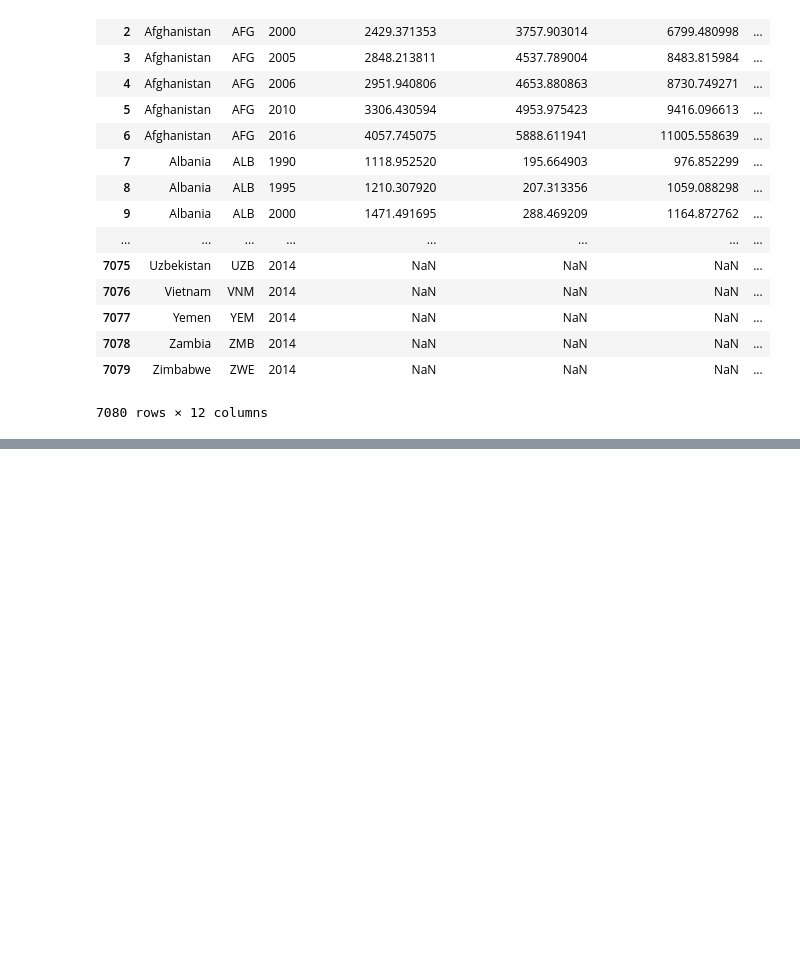
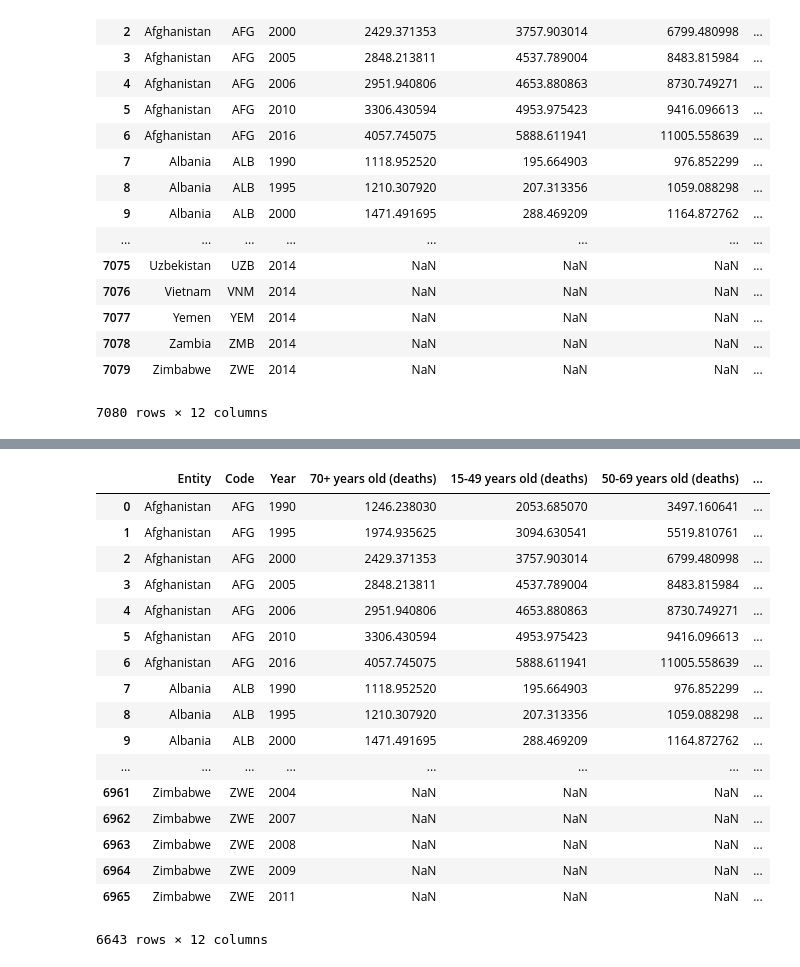
Before and after one commit to nradich/Project-1, a Jupyter notebook: tobacco/Tobacco Use.ipynb, the cells around one changed output, grey strips where cells are left out. Saved outputs shown, nothing was run; the diff lists cells and outputs as text; code cells hidden in the pictures; blank space fills up the shorter version.

```diff
--- a/tobacco/Tobacco Use.ipynb
+++ b/tobacco/Tobacco Use.ipynb
@@ -71,0 +160,23 @@ df_new
+# %%
+#could pass dropna a subset of columns to drop based on if they are null
+#by changing how = all or how = any can dicatate if we want to drop rows based on if all of the columns are null or just 1
+df_new.dropna(subset= ['70+ years old (deaths)','15-49 years old (deaths)','50-69 years old (deaths)','Cigarette consumption per smoker per day (cigarettes)'],how = 'all')
+# %% [output]
+|  | Entity | Code | Year | 70+ years old (deaths) | 15-49 years old (deaths) | 50-69 years old (deaths) | ... |
+| 0 | Afghanistan | AFG | 1990 | 1246.238030 | 2053.685070 | 3497.160641 | ... |
+| 1 | Afghanistan | AFG | 1995 | 1974.935625 | 3094.630541 | 5519.810761 | ... |
+| 2 | Afghanistan | AFG | 2000 | 2429.371353 | 3757.903014 | 6799.480998 | ... |
+| 3 | Afghanistan | AFG | 2005 | 2848.213811 | 4537.789004 | 8483.815984 | ... |
+| 4 | Afghanistan | AFG | 2006 | 2951.940806 | 4653.880863 | 8730.749271 | ... |
+| 5 | Afghanistan | AFG | 2010 | 3306.430594 | 4953.975423 | 9416.096613 | ... |
+| 6 | Afghanistan | AFG | 2016 | 4057.745075 | 5888.611941 | 11005.558639 | ... |
+| 7 | Albania | ALB | 1990 | 1118.952520 | 195.664903 | 976.852299 | ... |
+| 8 | Albania | ALB | 1995 | 1210.307920 | 207.313356 | 1059.088298 | ... |
+| 9 | Albania | ALB | 2000 | 1471.491695 | 288.469209 | 1164.872762 | ... |
+| ... | ... | ... | ... | ... | ... | ... | ... |
+| 6961 | Zimbabwe | ZWE | 2004 | NaN | NaN | NaN | ... |
+| 6962 | Zimbabwe | ZWE | 2007 | NaN | NaN | NaN | ... |
+| 6963 | Zimbabwe | ZWE | 2008 | NaN | NaN | NaN | ... |
+| 6964 | Zimbabwe | ZWE | 2009 | NaN | NaN | NaN | ... |
+| 6965 | Zimbabwe | ZWE | 2011 | NaN | NaN | NaN | ... |
+6643 rows × 12 columns
```
Also changed, not shown: parts of 13 cells of this notebook.
